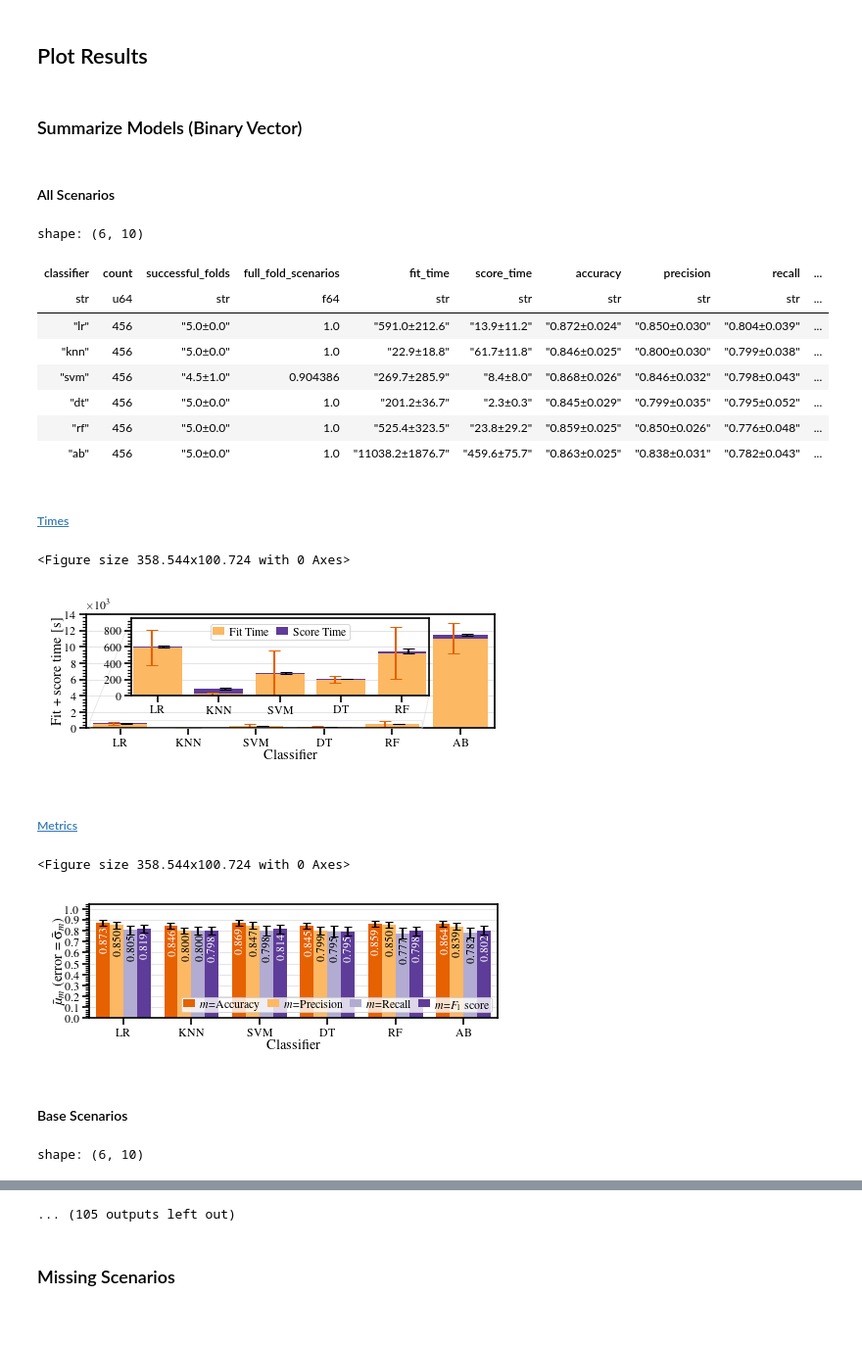
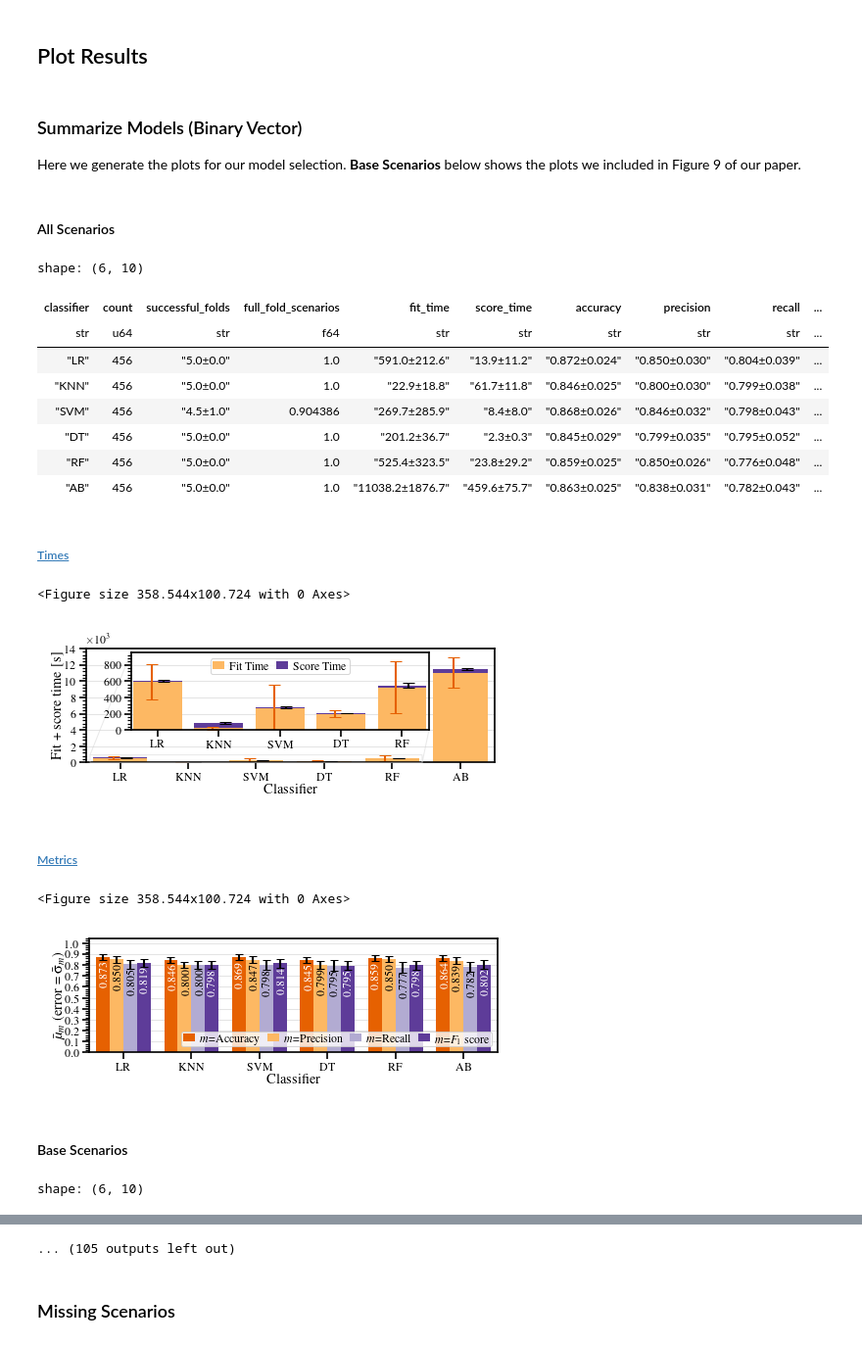
Before and after one commit to miri64/artifacts-eurosp26-doc-privacy, a Jupyter notebook: 05_ml_to_identify_dns_traffic.ipynb, the cells around one changed output, grey strips where cells are left out. Shown at 98% size. Cells and saved outputs as stored; diff of their text form; code cells hidden in the pictures.

```diff
--- a/05_ml_to_identify_dns_traffic.ipynb
+++ b/05_ml_to_identify_dns_traffic.ipynb
@@ -312,6 +350,8 @@ for scenario in tqdm(list_scenarios(), total=len(list(list_scenarios()))):
 ## Plot Results
 # %% [markdown]
 ### Summarize Models (Binary Vector)
+
+Here we generate the plots for our model selection. **Base Scenarios** below shows the plots we included in Figure 9 of our paper.
 # %%
 matplotlib.style.use("mlenders_column.mplstyle")
 
@@ -505,6 +545,7 @@ for slice_name, outfile_suffix, file_filter in [
                 in ["successful_folds"] + list(TIMES_READABLE) + list(METRICS_READABLE)
             ]
         ).with_columns(
+            polars.col("classifier").str.to_uppercase(),
             *[
                 polars.concat_str(
                     [
@@ -663,39 +704,39 @@ for slice_name, outfile_suffix, file_filter in [
                         continue
                     i -= i_offset
                     y = cls_df[f"{metric}_mean"][0]
                     ax.text(
                         i + 0.02,
                         y - 0.04,
                         rf"{y:.3f}\strut",
                         fontsize="xx-small",
                         rotation=90,
                         ha="center",
                         va="top" if y > 0.002 else "bottom",
                         color="white" if y > 0.002 and metric in ["accuracy", "f1_score"] else "black",
                     )
                 ax.set_ylabel(r"$\bar\mu_m$ (error = $\bar\sigma_m$)")
                 ax.set_ylim(0, 1.02)
                 ax.set_yticks(numpy.arange(0.0, 1.1, 0.1))
                 ax.set_yticks(numpy.arange(0.0, 1.05, 0.02), minor=True)
                 ax.set_xticks(index, df["classifier"].str.to_uppercase())
                 ax.legend(loc="lower right", ncol=4)
         ax.set_xlim(-0.5, len(CLASSIFIERS) - 0.5)
         ax.set_xlabel("Classifier")
         filename = EVALUATION_PATH / "plots" / f"classifier_{plot.replace(" ", "_")}{outfile_suffix}.pdf"
         matplotlib.pyplot.savefig(filename, bbox_inches="tight", pad_inches=0.01)
         display(Markdown(f"##### [{plot.title()}]({filename.relative_to(EVALUATION_PATH)})"))
         matplotlib.pyplot.show()
 # %% [output]
 #### All Scenarios
 shape: (6, 10)
 | classifier | count | successful_folds | full_fold_scenarios | fit_time | score_time | accuracy | precision | recall | ... |
 | str | u64 | str | f64 | str | str | str | str | str | ... |
-| "lr" | 456 | "5.0±0.0" | 1.0 | "591.0±212.6" | "13.9±11.2" | "0.872±0.024" | "0.850±0.030" | "0.804±0.039" | ... |
-| "knn" | 456 | "5.0±0.0" | 1.0 | "22.9±18.8" | "61.7±11.8" | "0.846±0.025" | "0.800±0.030" | "0.799±0.038" | ... |
-| "svm" | 456 | "4.5±1.0" | 0.904386 | "269.7±285.9" | "8.4±8.0" | "0.868±0.026" | "0.846±0.032" | "0.798±0.043" | ... |
-| "dt" | 456 | "5.0±0.0" | 1.0 | "201.2±36.7" | "2.3±0.3" | "0.845±0.029" | "0.799±0.035" | "0.795±0.052" | ... |
-| "rf" | 456 | "5.0±0.0" | 1.0 | "525.4±323.5" | "23.8±29.2" | "0.859±0.025" | "0.850±0.026" | "0.776±0.048" | ... |
-| "ab" | 456 | "5.0±0.0" | 1.0 | "11038.2±1876.7" | "459.6±75.7" | "0.863±0.025" | "0.838±0.031" | "0.782±0.043" | ... |
+| "LR" | 456 | "5.0±0.0" | 1.0 | "591.0±212.6" | "13.9±11.2" | "0.872±0.024" | "0.850±0.030" | "0.804±0.039" | ... |
+| "KNN" | 456 | "5.0±0.0" | 1.0 | "22.9±18.8" | "61.7±11.8" | "0.846±0.025" | "0.800±0.030" | "0.799±0.038" | ... |
+| "SVM" | 456 | "4.5±1.0" | 0.904386 | "269.7±285.9" | "8.4±8.0" | "0.868±0.026" | "0.846±0.032" | "0.798±0.043" | ... |
+| "DT" | 456 | "5.0±0.0" | 1.0 | "201.2±36.7" | "2.3±0.3" | "0.845±0.029" | "0.799±0.035" | "0.795±0.052" | ... |
+| "RF" | 456 | "5.0±0.0" | 1.0 | "525.4±323.5" | "23.8±29.2" | "0.859±0.025" | "0.850±0.026" | "0.776±0.048" | ... |
+| "AB" | 456 | "5.0±0.0" | 1.0 | "11038.2±1876.7" | "459.6±75.7" | "0.863±0.025" | "0.838±0.031" | "0.782±0.043" | ... |
 ##### [Times](plots/classifier_times.pdf)
 <Figure size 358.544x100.724 with 0 Axes>
 [figure]
```
Also changed, not shown: parts of 9 cells of this notebook, 44 other files.
